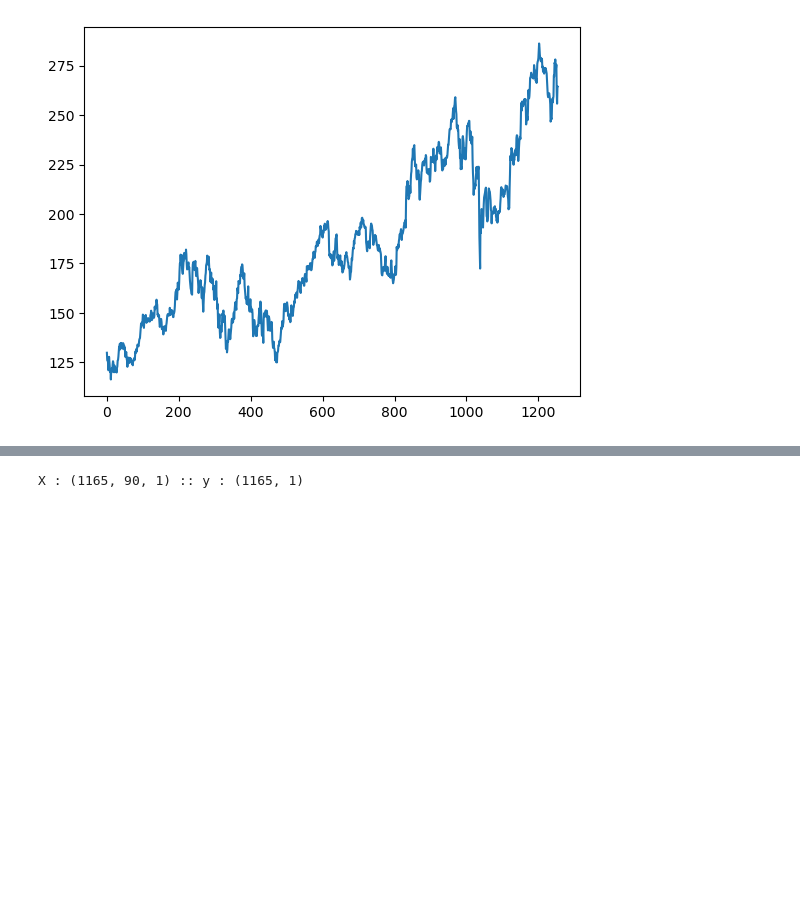
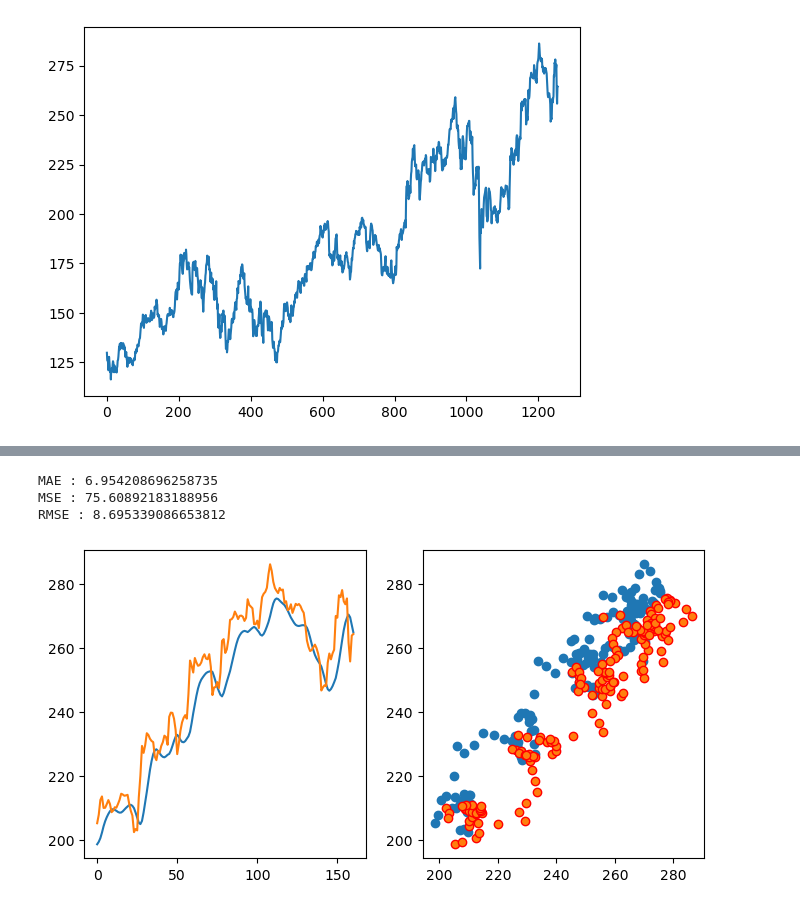
Before and after one commit to utsav87589/LSTM---Stock-price-prediction, a Jupyter notebook: v1/notebooks/revision.ipynb, the cells around one changed output, grey strips where cells are left out. Drawn from its saved outputs; the diff is of its cells as text; code cells hidden in the pictures; blank space fills up the shorter version.

```diff
--- a/v1/notebooks/revision.ipynb
+++ b/v1/notebooks/revision.ipynb
@@ -95,0 +137,10 @@ y = np.array(y)
+# %%
+### building out the model (sequential type)
+model = Sequential([
+    LSTM(50, return_sequences = True, input_shape = (days, 1)),
+    Dropout(0.33),
+    Bidirectional(LSTM(100)),
+    Dropout(0.33),
+    Dense(1, activation = 'linear')
+])
+model.compile(optimizer = 'adam', loss = 'mean_squared_error', metrics = ['mse'])
@@ -95,0 +168,3 @@ y = np.array(y)
+# %%
+### training the model with some batch size and epochs
+model.fit(X_train, y_train, epochs = 20, batch_size = 32, verbose = 1)
@@ -95,0 +190,3 @@ y = np.array(y)
+# %%
+### predictions on the X_test
+y_pred = model.predict(X_test)
@@ -96 +216,5 @@ y = np.array(y)
+# %%
+### rescaling the y_pred and y_test
+y_pred = scaler.inverse_transform(y_pred)
+y_test = scaler.inverse_transform(y_test)
 # %%
@@ -125,8 +259,25 @@ array([[136.33],
        [255.78],
        [263.88],
        [264.35]])
-# %%
-### checking the shape of the X and y
-print(f"X : {X.shape} :: y : {y.shape}")
-# %% [output]
-X : (1165, 90, 1) :: y : (1165, 1)
+# %%
+### for the comparison plotting the graphs and the metrices
+from sklearn.metrics import mean_absolute_error, mean_squared_error, root_mean_squared_error
+print(f"MAE : {mean_absolute_error(y_test, y_pred)}")
+print(f"MSE : {mean_squared_error(y_test, y_pred)}")
+print(f"RMSE : {root_mean_squared_error(y_test, y_pred)}")
+# %% [output]
+MAE : 6.954208696258735
+MSE : 75.60892183188956
+RMSE : 8.695339086653812
+# %%
+### plotting out the things
+plt.figure(figsize = (8, 4))
+plt.subplot(1, 2, 1)
+plt.plot(y_pred)
+plt.plot(y_test)
+plt.subplot(1, 2, 2)
+plt.scatter(y_pred, y_test)
+plt.scatter(y_test, y_pred, edgecolors = 'r')
+plt.show()
+# %% [output]
+[figure, added]
```
Also changed, not shown: parts of 14 cells of this notebook.
